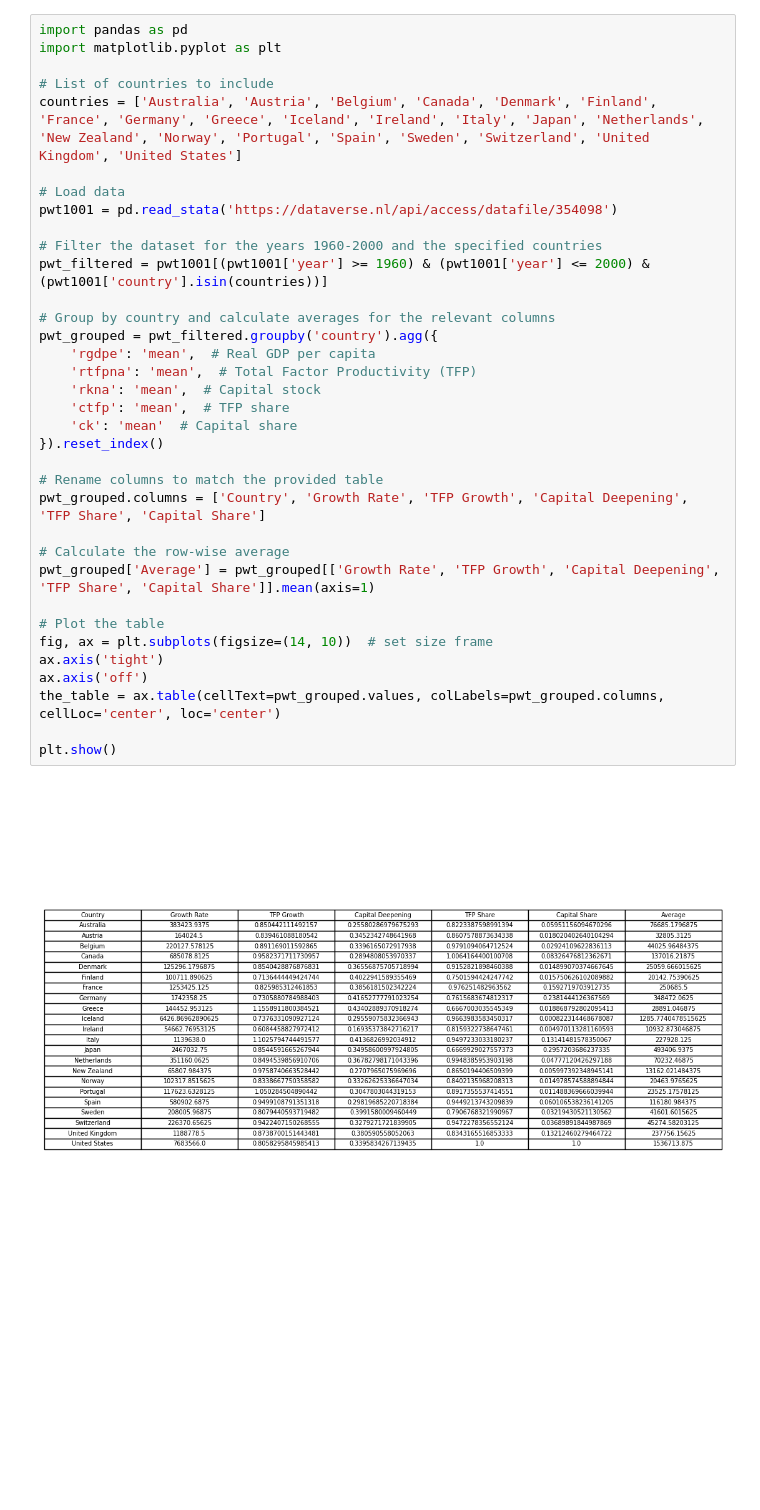
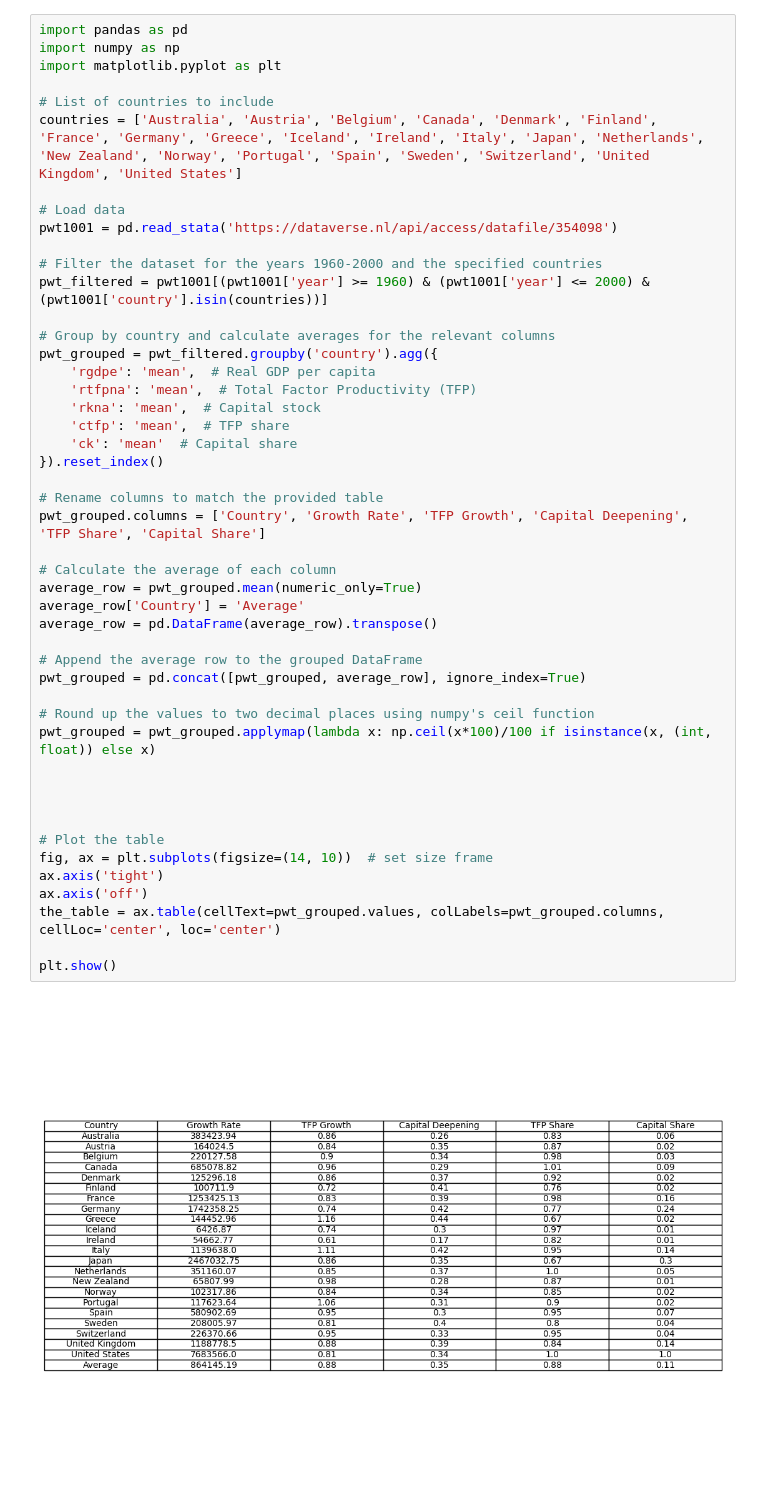
Before and after one commit to li0ne/q-macro, a Jupyter notebook: economicgrowth_final.ipynb, the cells around one changed output. Drawn from its saved outputs; the diff is of its cells as text; blank space fills up the shorter version.

```diff
--- a/economicgrowth_final.ipynb
+++ b/economicgrowth_final.ipynb
@@ -2,38 +2,50 @@
 <a href="https://colab.research.google.com/github/li0ne/q-macro/blob/main/economicgrowth_final.ipynb" target="_parent"><img src="https://colab.research.google.com/assets/colab-badge.svg" alt="Open In Colab"/></a>
 # %%
 import pandas as pd
+import numpy as np
 import matplotlib.pyplot as plt
 
 # List of countries to include
 countries = ['Australia', 'Austria', 'Belgium', 'Canada', 'Denmark', 'Finland', 'France', 'Germany', 'Greece', 'Iceland', 'Ireland', 'Italy', 'Japan', 'Netherlands', 'New Zealand', 'Norway', 'Portugal', 'Spain', 'Sweden', 'Switzerland', 'United Kingdom', 'United States']
 
 # Load data
 pwt1001 = pd.read_stata('https://dataverse.nl/api/access/datafile/354098')
 
 # Filter the dataset for the years 1960-2000 and the specified countries
 pwt_filtered = pwt1001[(pwt1001['year'] >= 1960) & (pwt1001['year'] <= 2000) & (pwt1001['country'].isin(countries))]
 
 # Group by country and calculate averages for the relevant columns
 pwt_grouped = pwt_filtered.groupby('country').agg({
     'rgdpe': 'mean',  # Real GDP per capita
     'rtfpna': 'mean',  # Total Factor Productivity (TFP)
     'rkna': 'mean',  # Capital stock
     'ctfp': 'mean',  # TFP share
     'ck': 'mean'  # Capital share
 }).reset_index()
 
 # Rename columns to match the provided table
 pwt_grouped.columns = ['Country', 'Growth Rate', 'TFP Growth', 'Capital Deepening', 'TFP Share', 'Capital Share']
 
-# Calculate the row-wise average
-pwt_grouped['Average'] = pwt_grouped[['Growth Rate', 'TFP Growth', 'Capital Deepening', 'TFP Share', 'Capital Share']].mean(axis=1)
+# Calculate the average of each column
+average_row = pwt_grouped.mean(numeric_only=True)
+average_row['Country'] = 'Average'
+average_row = pd.DataFrame(average_row).transpose()
+
+# Append the average row to the grouped DataFrame
+pwt_grouped = pd.concat([pwt_grouped, average_row], ignore_index=True)
+
+# Round up the values to two decimal places using numpy's ceil function
+pwt_grouped = pwt_grouped.applymap(lambda x: np.ceil(x*100)/100 if isinstance(x, (int, float)) else x)
+
+
+
 
 # Plot the table
 fig, ax = plt.subplots(figsize=(14, 10))  # set size frame
 ax.axis('tight')
 ax.axis('off')
 the_table = ax.table(cellText=pwt_grouped.values, colLabels=pwt_grouped.columns, cellLoc='center', loc='center')
 
 plt.show()
 # %% [output]
-[figure, old version]
+[figure, new version]
```
Also changed, not shown: parts of 1 cell of this notebook.
